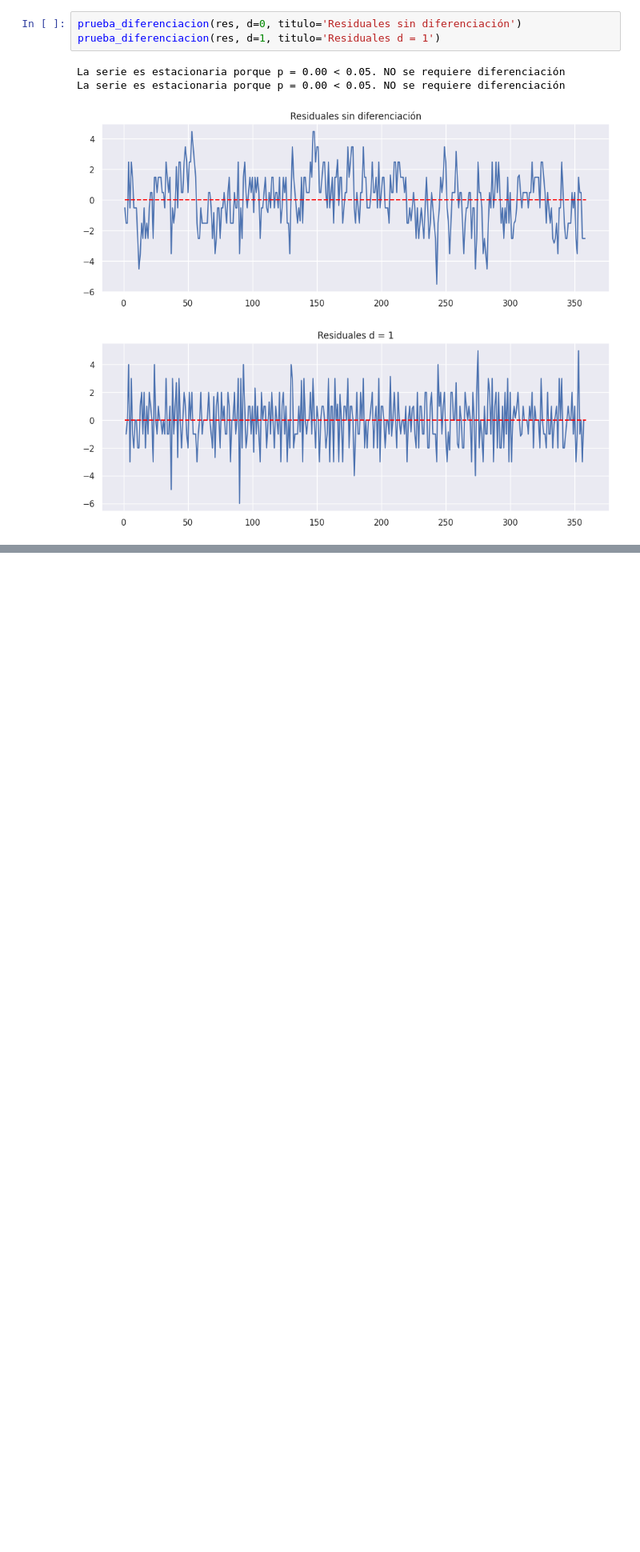
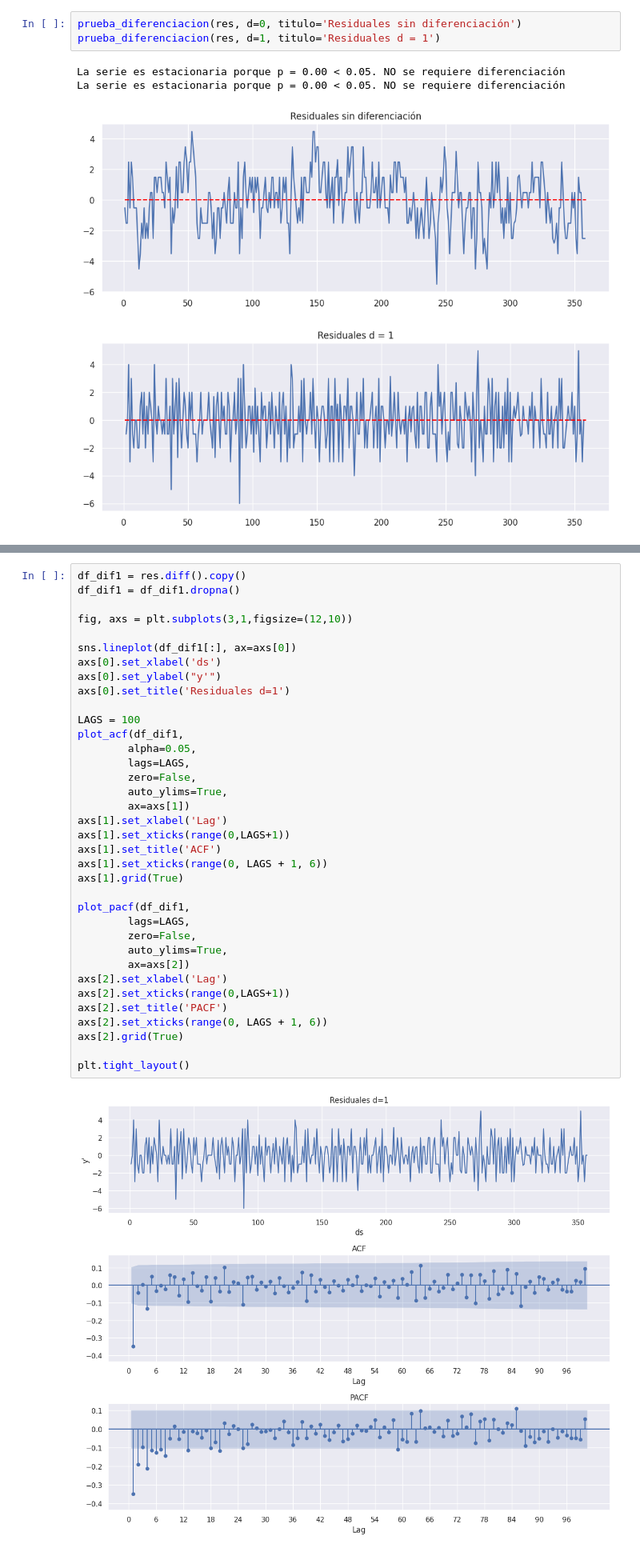
Before and after one commit to JairRamosG/Series_de_Tiempo, a Jupyter notebook: 08_ARIMAX/ARIMAX.ipynb, the cells around one changed output, grey strips where cells are left out. Shown at 80% size. Drawn from its saved outputs; the diff is of its cells as text; blank space fills up the shorter version.

```diff
--- a/08_ARIMAX/ARIMAX.ipynb
+++ b/08_ARIMAX/ARIMAX.ipynb
@@ -215,0 +261,38 @@ La serie es estacionaria porque p = 0.00 < 0.05. NO se requiere diferenciación
+# %%
+df_dif1 = res.diff().copy()
+df_dif1 = df_dif1.dropna()
+
+fig, axs = plt.subplots(3,1,figsize=(12,10))
+
+sns.lineplot(df_dif1[:], ax=axs[0])
+axs[0].set_xlabel('ds')
+axs[0].set_ylabel("y'")
+axs[0].set_title('Residuales d=1')
+
+LAGS = 100
+plot_acf(df_dif1,
+        alpha=0.05,
+        lags=LAGS,
+        zero=False,
+        auto_ylims=True,
+        ax=axs[1])
+axs[1].set_xlabel('Lag')
+axs[1].set_xticks(range(0,LAGS+1))
+axs[1].set_title('ACF')
+axs[1].set_xticks(range(0, LAGS + 1, 6))
+axs[1].grid(True)
+
+plot_pacf(df_dif1,
+        lags=LAGS,
+        zero=False,
+        auto_ylims=True,
+        ax=axs[2])
+axs[2].set_xlabel('Lag')
+axs[2].set_xticks(range(0,LAGS+1))
+axs[2].set_title('PACF')
+axs[2].set_xticks(range(0, LAGS + 1, 6))
+axs[2].grid(True)
+
+plt.tight_layout()
+# %% [output]
+[figure, added]
```
Also changed, not shown: parts of 4 cells of this notebook.
